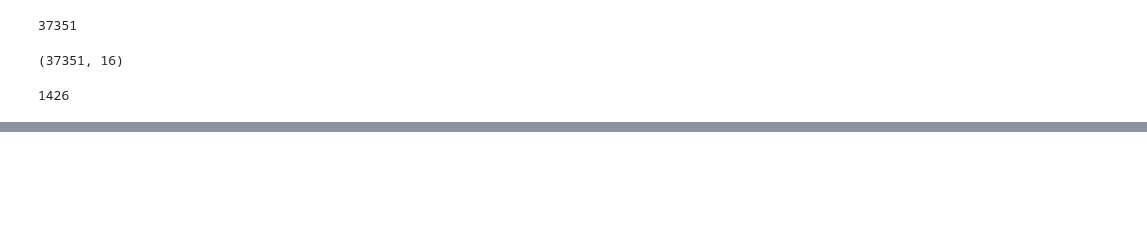
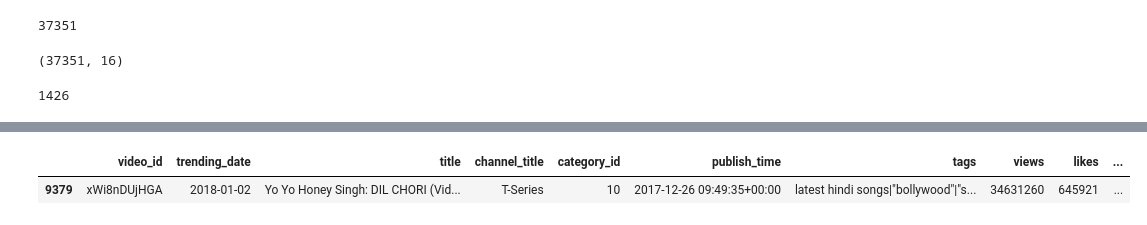
Before and after one commit to Sheetal-Patnasetty/Python-Notes, a Jupyter notebook: NumpyPanda/pandasNotes.ipynb, the cells around one changed output, grey strips where cells are left out. Saved outputs shown, nothing was run; the diff lists cells and outputs as text; code cells hidden in the pictures; blank space fills up the shorter version.

```diff
--- a/NumpyPanda/pandasNotes.ipynb
+++ b/NumpyPanda/pandasNotes.ipynb
@@ -1621,0 +1685,3 @@ yt.channel_title.nunique()
+# %%
+# delete duplicates
+yt.drop_duplicates(subset=['video_id'], keep='last', inplace=True)
@@ -1621,0 +1714,4 @@ yt.channel_title.nunique()
+# %%
+# Change object -> datetime
+
+yt['publish_time'] = pd.to_datetime(yt['publish_time'])
@@ -1621,0 +1738,4 @@ yt.channel_title.nunique()
+# %%
+# Change object -> datetime
+
+yt['trending_date']=pd.to_datetime(yt['trending_date'],format='%y.%d.%m')
@@ -1621,0 +1762,8 @@ yt.channel_title.nunique()
+# %%
+# Find the most viewed video uploaded by T-Series in the year 2017
+
+yt_sorted = yt[(yt.channel_title == 'T-Series') & (yt.publish_time.dt.year == 2017)].sort_values(by='views', ascending=False)
+yt_sorted.head(1)
+# %% [output]
+|  | video_id | trending_date | title | channel_title | category_id | publish_time | tags | views | likes | ... |
+| 9379 | xWi8nDUjHGA | 2018-01-02 | Yo Yo Honey Singh: DIL CHORI (Vid... | T-Series | 10 | 2017-12-26 09:49:35+00:00 | latest hindi songs|"bollywood"|"s... | 34631260 | 645921 | ... |
```
Also changed, not shown: parts of 11 cells of this notebook.
